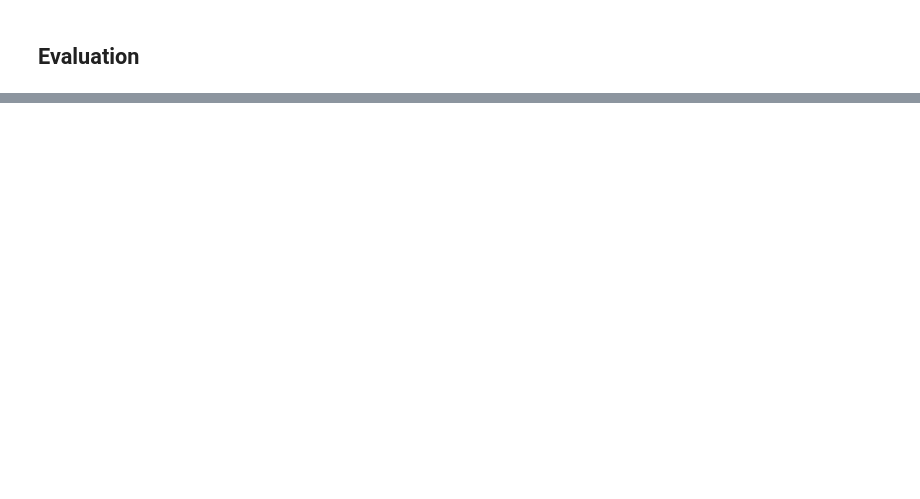
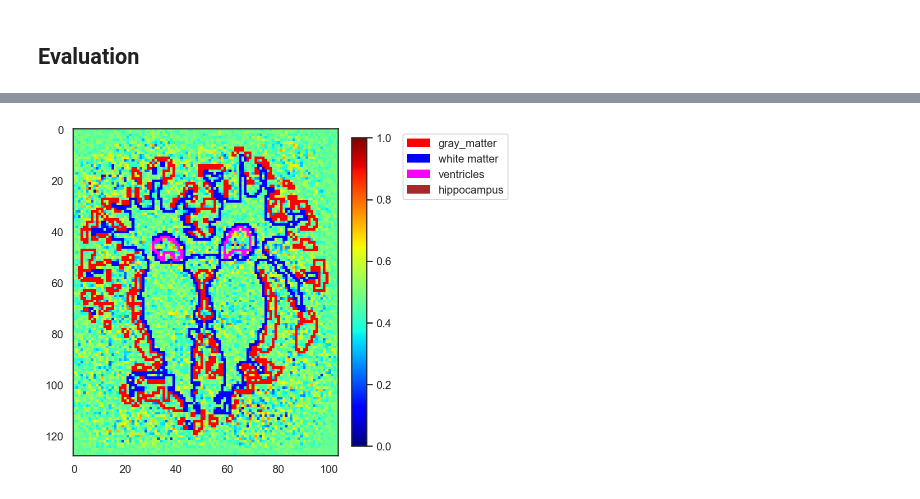
Before and after one commit to timzatko/dp, a Jupyter notebook: conda_notebooks/risei/evaluation_history_segmentation_masks.ipynb, the cells around one changed output, grey strips where cells are left out. Drawn from its saved outputs; the diff is of its cells as text; code cells hidden in the pictures; blank space fills up the shorter version.

```diff
--- a/conda_notebooks/risei/evaluation_history_segmentation_masks.ipynb
+++ b/conda_notebooks/risei/evaluation_history_segmentation_masks.ipynb
@@ -326,0 +293,30 @@ print(seg_labels)
+# %%
+# notebook_key = 'captum--guided-backprop'
+notebook_key = 'captum--guided-grad-cam'
+# notebook_key = 'captum--grad-cam'
+# notebook_key = 'risei--3d-cnn--m+2048--b1+0--b2+1--s+8--p1+0.25'
+# notebook_key = 'risei--3d-cnn--m+2048--b1+0--b2+1--s+16--p1+0.25'
+
+BATCH_SIZE = 12
+# %%
+%%time
+
+get_segmentation_masks = get_segmentation_masks_factory(model, test_seq, max_category=20, fp_max=0, fn_max=0,
+                                                        batch_size=BATCH_SIZE)
+
+def hisotry_fname_factory():
+    fkey = notebook_key
+    fname_ins = f'{fkey}-insertion-TP-TN'
+    fname_del = f'{fkey}-deletion-TP-TN'
+    return ('../../tmp/risei-history', fkey, fname_ins, fname_del)
+
+evaluator = SegmentationMasksEvaluator(
+    get_segmentation_masks,
+    hisotry_fname_factory,
+)
+
+saver = SegmentationMasksSaver(ROOT_DIR)
+row = evaluator.to_row()
+print('saving row...')
+print(row)
+saver.add_row(row)
@@ -326,0 +362,8 @@ print(seg_labels)
+# %%
+seg_mask, seg_label, image_x, image_y, heatmap, image_y_pred = evaluator.images[20]
+
+fig = plot_segmentation(seg_mask, seg_label, image_x, image_y, heatmap,
+                        dim_selector_factory(z=56), alpha=0, edges=True,
+                        show_image=True, show_heatmap=True, hmap_imshow=hmap_imshow_factory(False))
+# %% [output]
+[figure, added]
```
Also changed, not shown: parts of 14 cells of this notebook, 8 other files.
